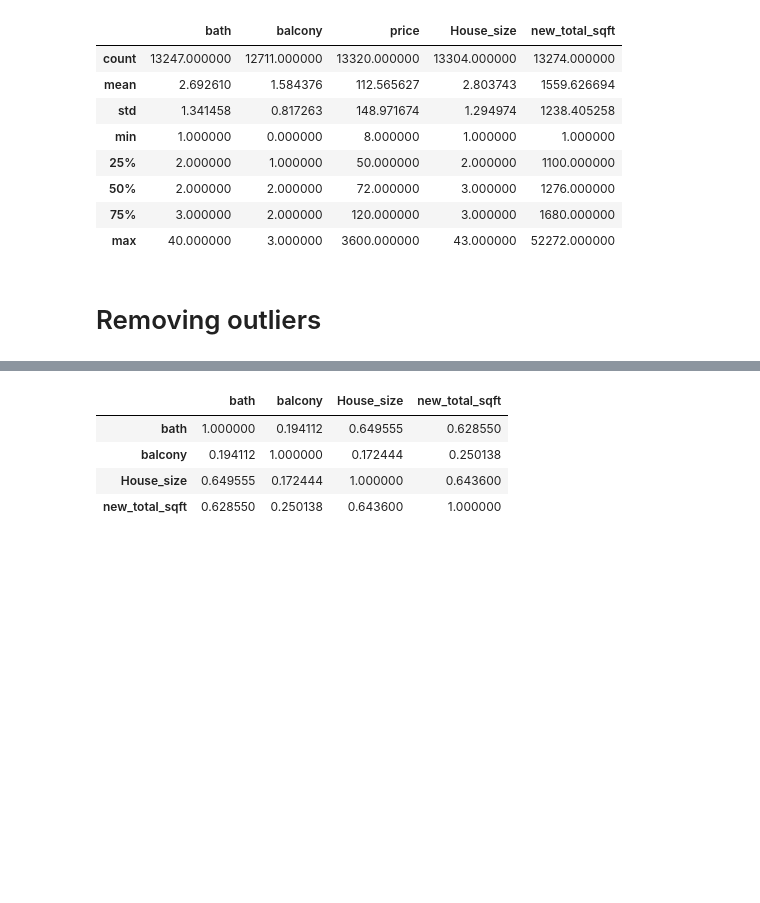
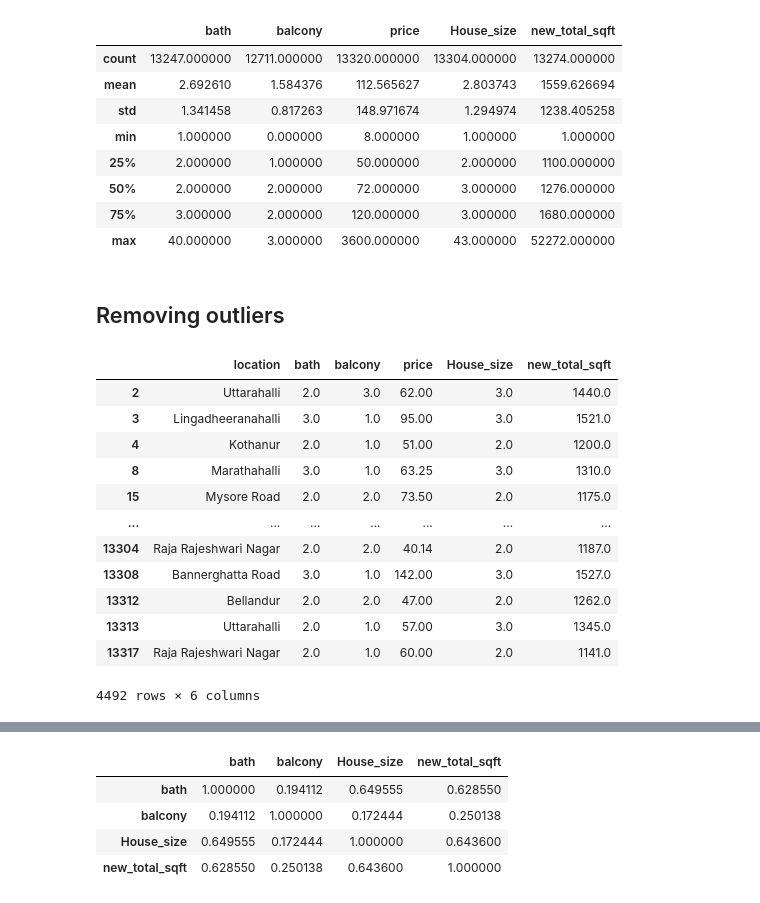
Before and after one commit to Tekhunt/datahack, a Jupyter notebook: notebooks/Bengaluru housing cleaned Dataset.ipynb, the cells around one changed output, grey strips where cells are left out. Drawn from its saved outputs; the diff is of its cells as text; code cells hidden in the pictures; blank space fills up the shorter version.

```diff
--- a/notebooks/Bengaluru housing cleaned Dataset.ipynb
+++ b/notebooks/Bengaluru housing cleaned Dataset.ipynb
@@ -136,11 +167,26 @@ df.describe()
 | 75% | 3.000000 | 2.000000 | 120.000000 | 3.000000 | 1680.000000 |
 | max | 40.000000 | 3.000000 | 3600.000000 | 43.000000 | 52272.000000 |
 # %% [markdown]
-# Removing outliers
+## Removing outliers
 # %%
 low, high = df["House_size"].quantile([0.1, 0.9])
 mask_house = df["House_size"].between(low, high)
 df = df[mask_house]
+df
+# %% [output]
+|  | location | bath | balcony | price | House_size | new_total_sqft |
+| 2 | Uttarahalli | 2.0 | 3.0 | 62.00 | 3.0 | 1440.0 |
+| 3 | Lingadheeranahalli | 3.0 | 1.0 | 95.00 | 3.0 | 1521.0 |
+| 4 | Kothanur | 2.0 | 1.0 | 51.00 | 2.0 | 1200.0 |
+| 8 | Marathahalli | 3.0 | 1.0 | 63.25 | 3.0 | 1310.0 |
+| 15 | Mysore Road | 2.0 | 2.0 | 73.50 | 2.0 | 1175.0 |
+| ... | ... | ... | ... | ... | ... | ... |
+| 13304 | Raja Rajeshwari Nagar | 2.0 | 2.0 | 40.14 | 2.0 | 1187.0 |
+| 13308 | Bannerghatta Road | 3.0 | 1.0 | 142.00 | 3.0 | 1527.0 |
+| 13312 | Bellandur | 2.0 | 2.0 | 47.00 | 2.0 | 1262.0 |
+| 13313 | Uttarahalli | 2.0 | 1.0 | 57.00 | 3.0 | 1345.0 |
+| 13317 | Raja Rajeshwari Nagar | 2.0 | 1.0 | 60.00 | 2.0 | 1141.0 |
+4492 rows × 6 columns
 # %%
 low, high = df["price"].quantile([0.1, 0.9])
 mask_price = df["price"].between(low, high)
```
Also changed, not shown: parts of 18 cells of this notebook, 1 other file.
